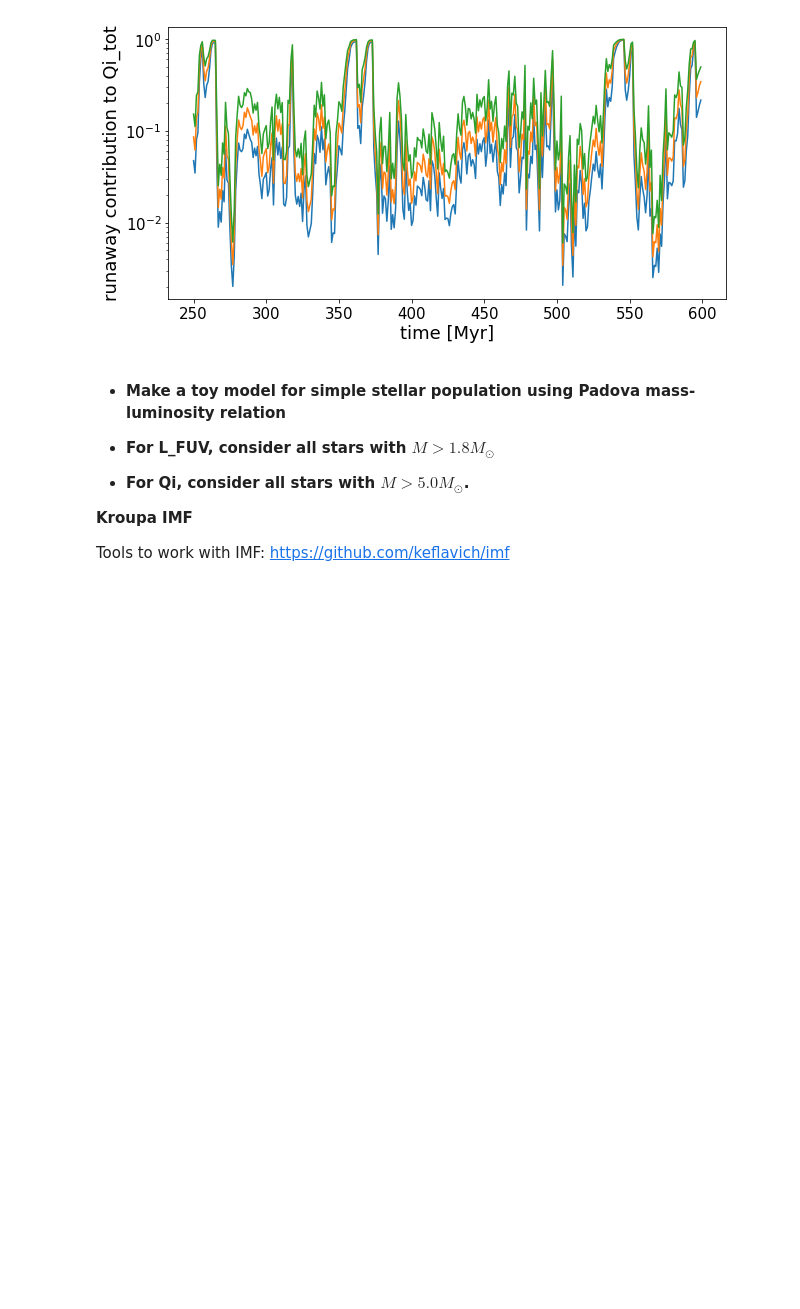
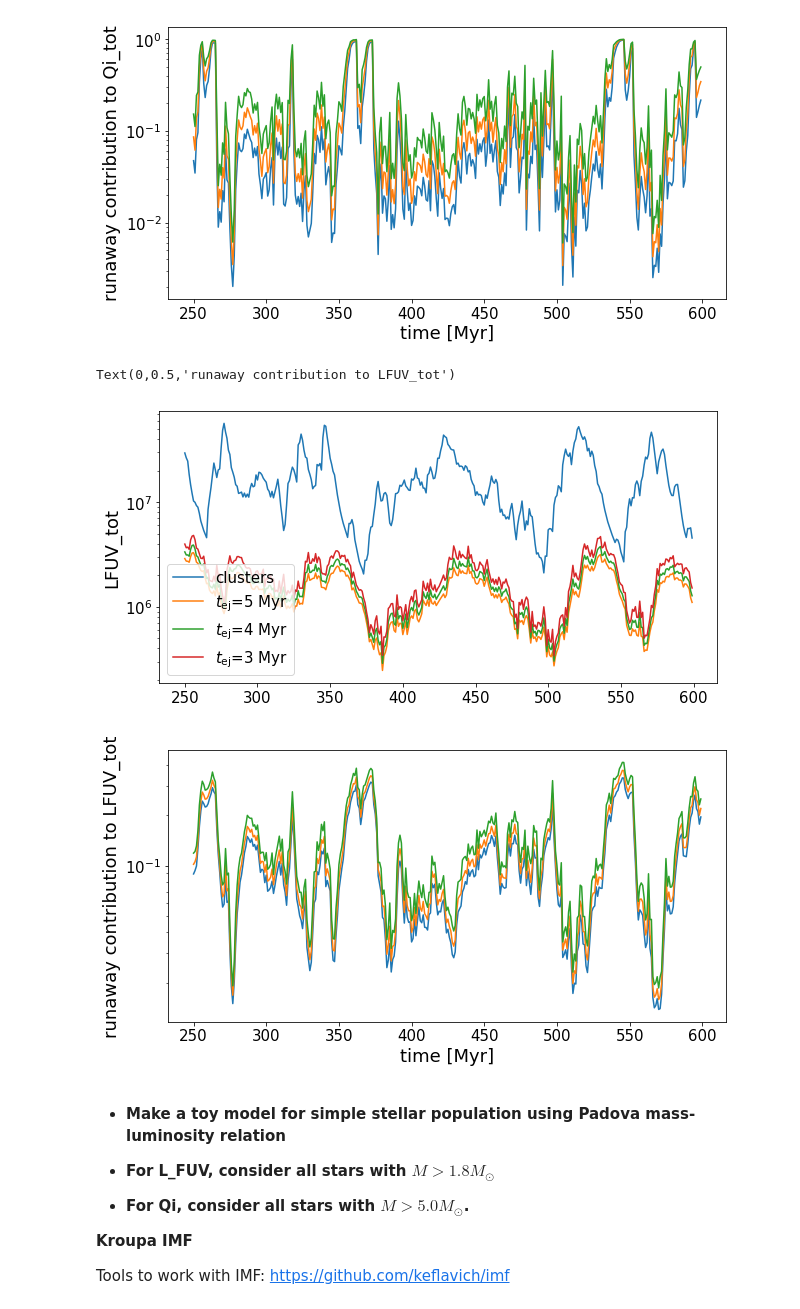
Before and after one commit to jeonggyukim/tigradpy, a Jupyter notebook: notebook/runaway-effect-of-teject.ipynb, the cells around one changed output. Drawn from its saved outputs; the diff is of its cells as text; code cells hidden in the pictures; blank space fills up the shorter version.

Commit message:
Calculate FUV contribution of runaways.

```diff
--- a/notebook/runaway-effect-of-teject.ipynb
+++ b/notebook/runaway-effect-of-teject.ipynb
@@ -100,3 +137,38 @@ Text(0,0.5,'runaway contribution to Qi_tot')
+# %%
+model = 'R8_4pc_newacc'
+#datadir = os.path.join('/tigress/jk11/radps_postproc',model)
+spdir = '/tigress/changgoo/R8_4pc_newacc/starpar'
+num = range(250, 600)
+
+time, Qi_cl, Qi_ru1, LFUV_cl, LFUV_ru1 = get_lum_all(spdir, model, num, teject=5.0, agemax=40.0)
+time, _, Qi_ru2, _, LFUV_ru2 = get_lum_all(spdir, model, num, teject=4.0, agemax=40.0)
+time, _, Qi_ru3,  _, LFUV_ru3 = get_lum_all(spdir, model, num, teject=3.0, agemax=40.0)
+plt.figure(figsize=(10,5))
+# plt.plot(time, Qi_cl, label=r'clusters')
+# plt.plot(time, Qi_ru1, label=r'$t_{\rm ej}$=5 Myr')
+# plt.plot(time, Qi_ru2, label=r'$t_{\rm ej}$=4 Myr')
+# plt.plot(time, Qi_ru3, label=r'$t_{\rm ej}$=3 Myr')
+plt.plot(time, LFUV_cl, label=r'clusters')
+plt.plot(time, LFUV_ru1, label=r'$t_{\rm ej}$=5 Myr')
+plt.plot(time, LFUV_ru2, label=r'$t_{\rm ej}$=4 Myr')
+plt.plot(time, LFUV_ru3, label=r'$t_{\rm ej}$=3 Myr')
+plt.yscale('log')
+plt.legend(loc=3)
+plt.ylabel('LFUV_tot')
+plt.figure(figsize=(10,5))
+# plt.plot(time, Qi_ru1/(Qi_cl+Qi_ru1), label=r'$t_{\rm ej}$=5 Myr')
+# plt.plot(time, Qi_ru2/(Qi_cl+Qi_ru2), label=r'$t_{\rm ej}$=4 Myr')
+# plt.plot(time, Qi_ru3/(Qi_cl+Qi_ru3), label=r'$t_{\rm ej}$=3 Myr')
+plt.plot(time, LFUV_ru1/(LFUV_cl+LFUV_ru1), label=r'$t_{\rm ej}$=5 Myr')
+plt.plot(time, LFUV_ru2/(LFUV_cl+LFUV_ru2), label=r'$t_{\rm ej}$=4 Myr')
+plt.plot(time, LFUV_ru3/(LFUV_cl+LFUV_ru3), label=r'$t_{\rm ej}$=3 Myr')
+plt.yscale('log')
+plt.xlabel('time [Myr]')
+plt.ylabel('runaway contribution to LFUV_tot')
+# %% [output]
+Text(0,0.5,'runaway contribution to LFUV_tot')
+[figure, added]
+[figure, added]
 # %% [markdown]
 * __Make a toy model for simple stellar population using Padova mass-luminosity relation__
 
```
Also changed, not shown: parts of 1 cell of this notebook, 1 other file.
